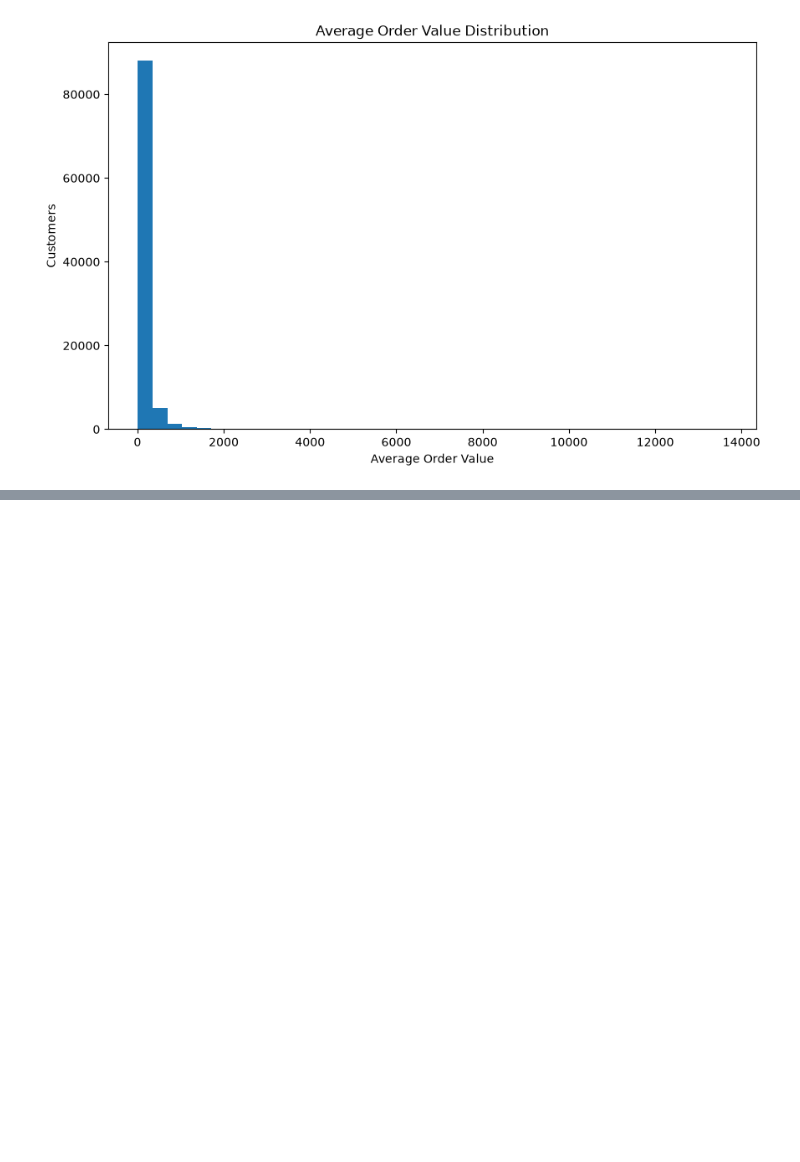
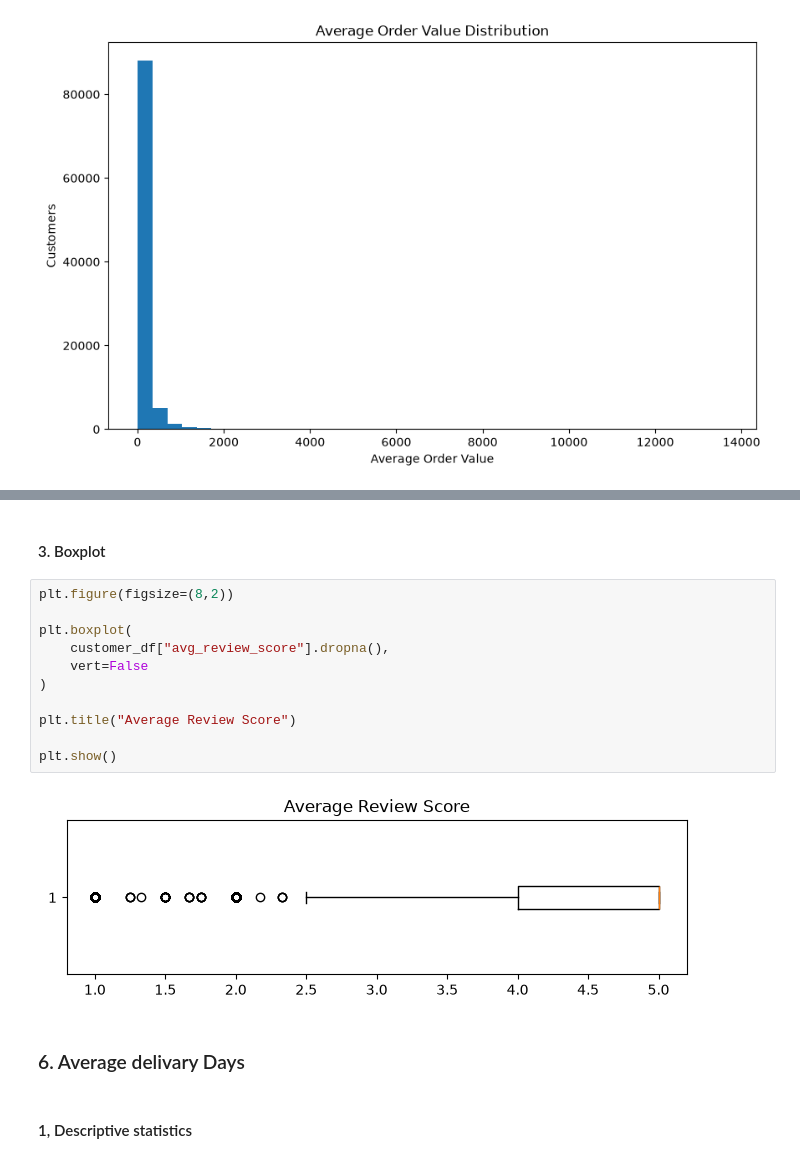
Before and after one commit to anees555/Customer-Intelligent-Platform, a Jupyter notebook: notebooks/04_visual_eda.ipynb, the cells around one changed output, grey strips where cells are left out. Saved outputs shown, nothing was run; the diff lists cells and outputs as text; blank space fills up the shorter version.

```diff
--- a/notebooks/04_visual_eda.ipynb
+++ b/notebooks/04_visual_eda.ipynb
@@ -249,0 +309,19 @@ plt.show()
+# %% [markdown]
+#### 3. Boxplot
+# %%
+plt.figure(figsize=(8,2))
+
+plt.boxplot(
+    customer_df["avg_review_score"].dropna(),
+    vert=False
+)
+
+plt.title("Average Review Score")
+
+plt.show()
+# %% [output]
+[figure, added]
+# %% [markdown]
+### 6. Average delivary Days
+# %% [markdown]
+#### 1, Descriptive statistics
```
Also changed, not shown: parts of 14 cells of this notebook, 1 other file.
